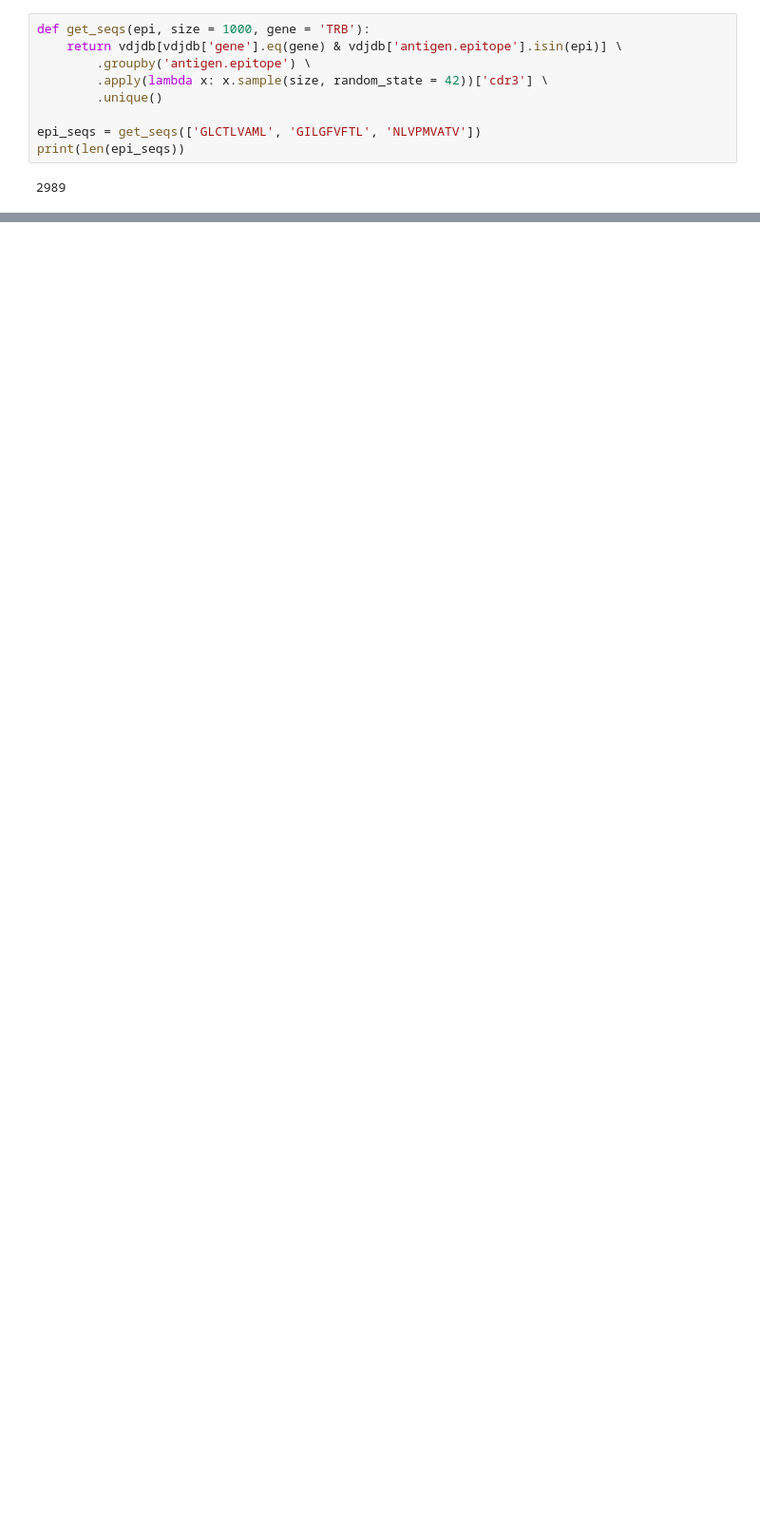
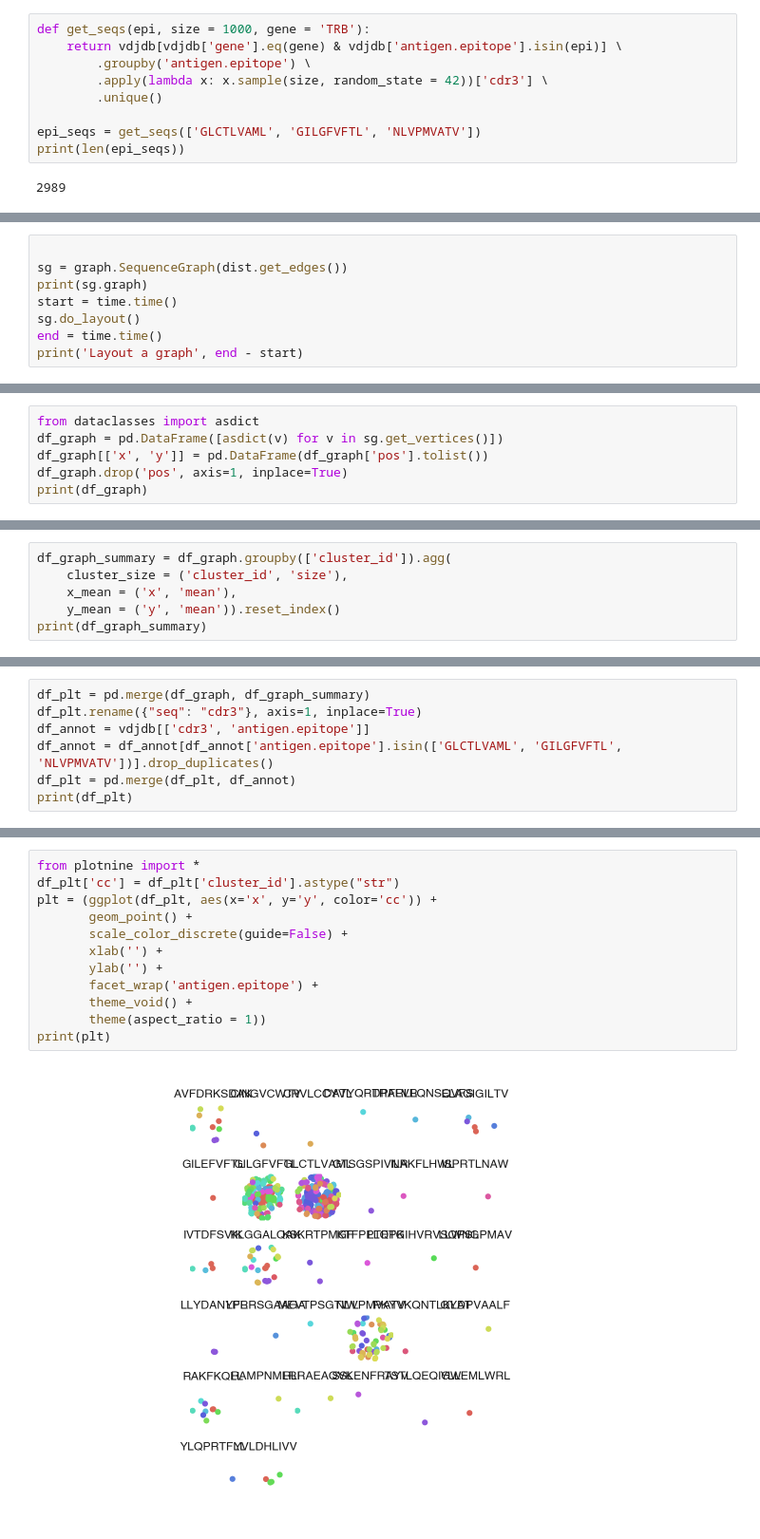
Before and after one commit to antigenomics/mirpy, a Jupyter notebook: notebooks/cdr3_graph.ipynb, the cells around one changed output, grey strips where cells are left out. Shown: that part at 95% size. Cells and saved outputs as stored; diff of their text form; blank space fills up the shorter version.

Commit message:
done with graph for now

```diff
--- a/notebooks/cdr3_graph.ipynb
+++ b/notebooks/cdr3_graph.ipynb
@@ -56,0 +71,8 @@ print([x for x in dist.get_edges()][1:11])
+# %%
+
+sg = graph.SequenceGraph(dist.get_edges())
+print(sg.graph)
+start = time.time()
+sg.do_layout()
+end = time.time()
+print('Layout a graph', end - start)
@@ -56,0 +97,6 @@ print([x for x in dist.get_edges()][1:11])
+# %%
+from dataclasses import asdict
+df_graph = pd.DataFrame([asdict(v) for v in sg.get_vertices()])
+df_graph[['x', 'y']] = pd.DataFrame(df_graph['pos'].tolist())
+df_graph.drop('pos', axis=1, inplace=True)
+print(df_graph)
@@ -56,0 +118,6 @@ print([x for x in dist.get_edges()][1:11])
+# %%
+df_graph_summary = df_graph.groupby(['cluster_id']).agg(
+    cluster_size = ('cluster_id', 'size'),
+    x_mean = ('x', 'mean'),
+    y_mean = ('y', 'mean')).reset_index()
+print(df_graph_summary)
@@ -56,0 +139,7 @@ print([x for x in dist.get_edges()][1:11])
+# %%
+df_plt = pd.merge(df_graph, df_graph_summary)
+df_plt.rename({"seq": "cdr3"}, axis=1, inplace=True)
+df_annot = vdjdb[['cdr3', 'antigen.epitope']]
+df_annot = df_annot[df_annot['antigen.epitope'].isin(['GLCTLVAML', 'GILGFVFTL', 'NLVPMVATV'])].drop_duplicates()
+df_plt = pd.merge(df_plt, df_annot)
+print(df_plt)
@@ -56,0 +164,14 @@ print([x for x in dist.get_edges()][1:11])
+# %%
+from plotnine import *
+df_plt['cc'] = df_plt['cluster_id'].astype("str")
+plt = (ggplot(df_plt, aes(x='x', y='y', color='cc')) +
+       geom_point() +
+       scale_color_discrete(guide=False) +
+       xlab('') +
+       ylab('') +
+       facet_wrap('antigen.epitope') +
+       theme_void() +
+       theme(aspect_ratio = 1))
+print(plt)
+# %% [output]
+[figure, added]
```
Also changed, not shown: parts of 7 cells of this notebook, 1 other file.
